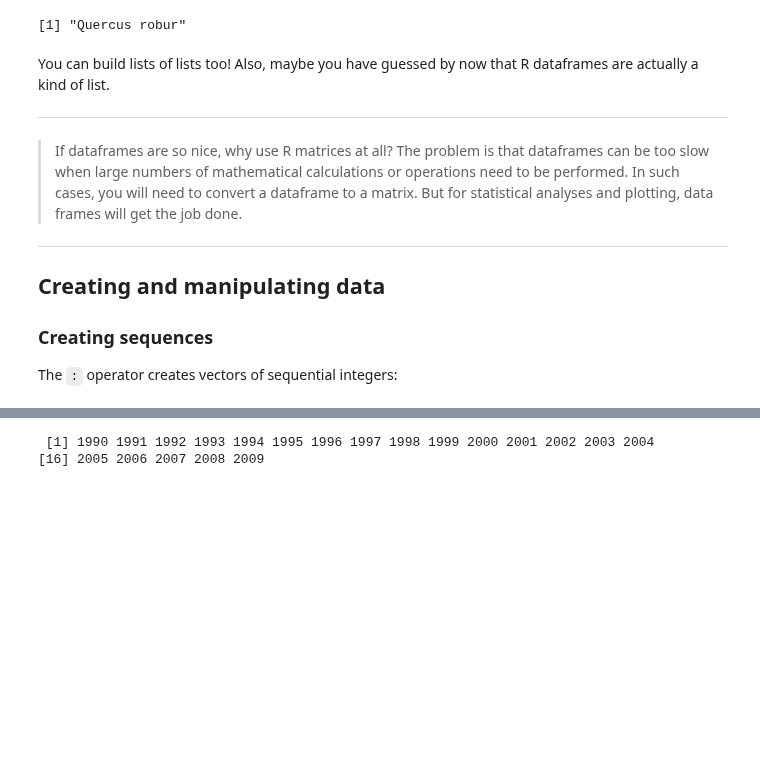
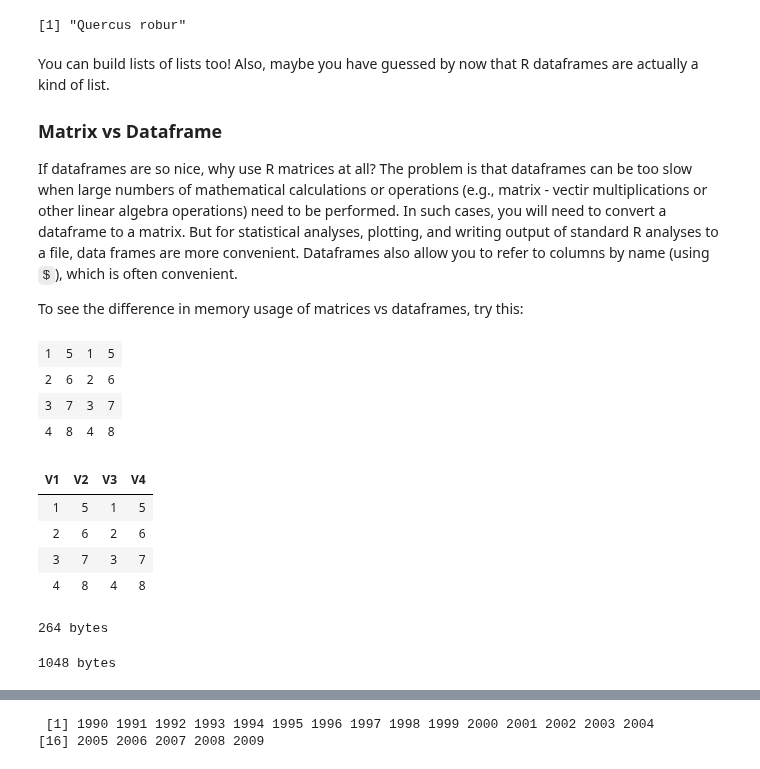
Before and after one commit to mhasoba/TheMulQuaBio, a Jupyter notebook: notebooks/07-R.ipynb, the cells around one changed output, grey strips where cells are left out. Drawn from its saved outputs; the diff is of its cells as text; code cells hidden in the pictures; blank space fills up the shorter version.

```diff
--- a/notebooks/07-R.ipynb
+++ b/notebooks/07-R.ipynb
@@ -778,13 +787,33 @@ MyList$species[1]
 # %% [markdown]
 You can build lists of lists too! Also, maybe you have guessed by now that R dataframes are actually a kind of list.
 
----
->If dataframes are so nice, why use R matrices at all? The problem is that dataframes can be too slow when large numbers of mathematical calculations or operations need to be performed. In such cases, you will need to convert a dataframe to a matrix. But for statistical analyses and plotting, data frames will get the job done.
+### Matrix vs Dataframe
 
----
+If dataframes are so nice, why use R matrices at all? The problem is that dataframes can be too slow when large numbers of mathematical calculations or operations (e.g., matrix - vectir multiplications or other linear algebra operations) need to be performed. In such cases, you will need to convert a dataframe to a matrix. But for statistical analyses, plotting, and writing output of standard R analyses to a file, data frames are more convenient. Dataframes also allow you to refer to columns by name (using `$`), which is often convenient.
 
-## Creating and manipulating data
-
-### Creating sequences
-
-The `:` operator creates vectors of sequential integers:
+To see the difference in memory usage of matrices vs dataframes, try this:
+# %%
+MyMat = matrix(1:8, 4, 4)
+MyMat
+# %% [output]
+| 1 | 5 | 1 | 5 |
+| 2 | 6 | 2 | 6 |
+| 3 | 7 | 3 | 7 |
+| 4 | 8 | 4 | 8 |
+# %%
+MyDF = as.data.frame(MyMat)
+MyDF
+# %% [output]
+| V1 | V2 | V3 | V4 |
+| 1 | 5 | 1 | 5 |
+| 2 | 6 | 2 | 6 |
+| 3 | 7 | 3 | 7 |
+| 4 | 8 | 4 | 8 |
+# %%
+object.size(MyMat) # returns size of an R object (variable) in bytes
+# %% [output]
+264 bytes
+# %%
+object.size(MyDF)
+# %% [output]
+1048 bytes
```
Also changed, not shown: parts of 35 cells of this notebook.
